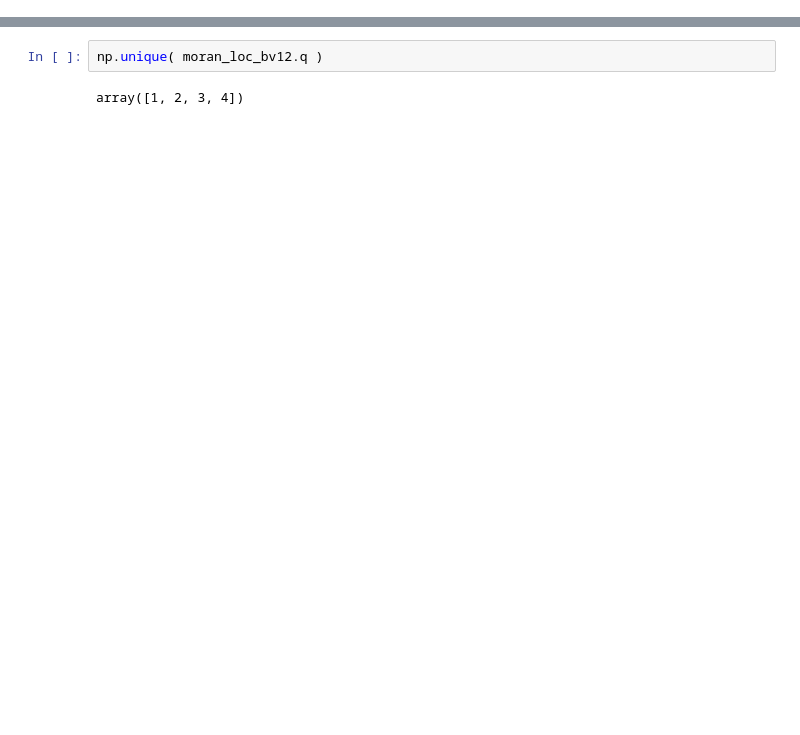
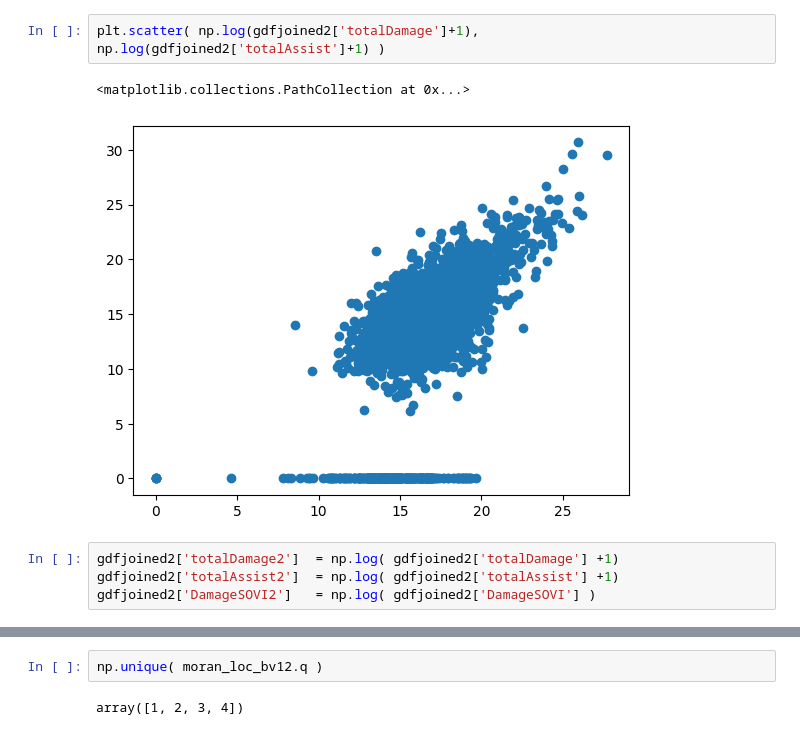
Before and after one commit to yuh2017/spatial-inequalities, a Jupyter notebook: Jupitor/Local_MoranI_revise.ipynb, the cells around one changed output, grey strips where cells are left out. Drawn from its saved outputs; the diff is of its cells as text; blank space fills up the shorter version.

```diff
--- a/Jupitor/Local_MoranI_revise.ipynb
+++ b/Jupitor/Local_MoranI_revise.ipynb
@@ -191,0 +132,9 @@ Index(['STATE', 'STATEABBRV', 'COUNTY', 'COUNTYFIPS', 'STCOFIPS', 'POPULATION',
+# %%
+plt.scatter( np.log(gdfjoined2['totalDamage']+1),  np.log(gdfjoined2['totalAssist']+1) )
+# %% [output]
+<matplotlib.collections.PathCollection at 0x...>
+[figure, added]
+# %%
+gdfjoined2['totalDamage2']  = np.log( gdfjoined2['totalDamage'] +1)
+gdfjoined2['totalAssist2']  = np.log( gdfjoined2['totalAssist'] +1)
+gdfjoined2['DamageSOVI2']   = np.log( gdfjoined2['DamageSOVI'] )
```
Also changed, not shown: parts of 49 cells of this notebook, 15 other files.
